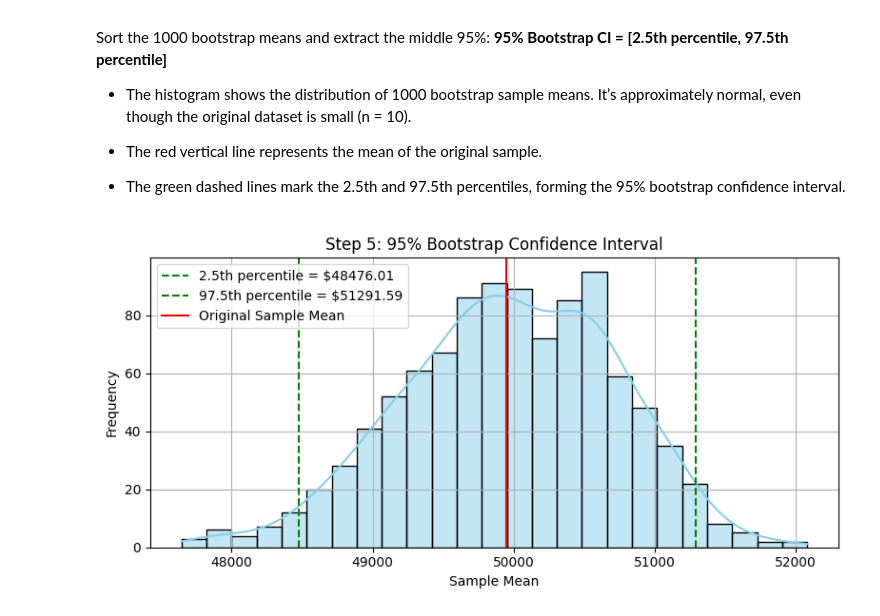
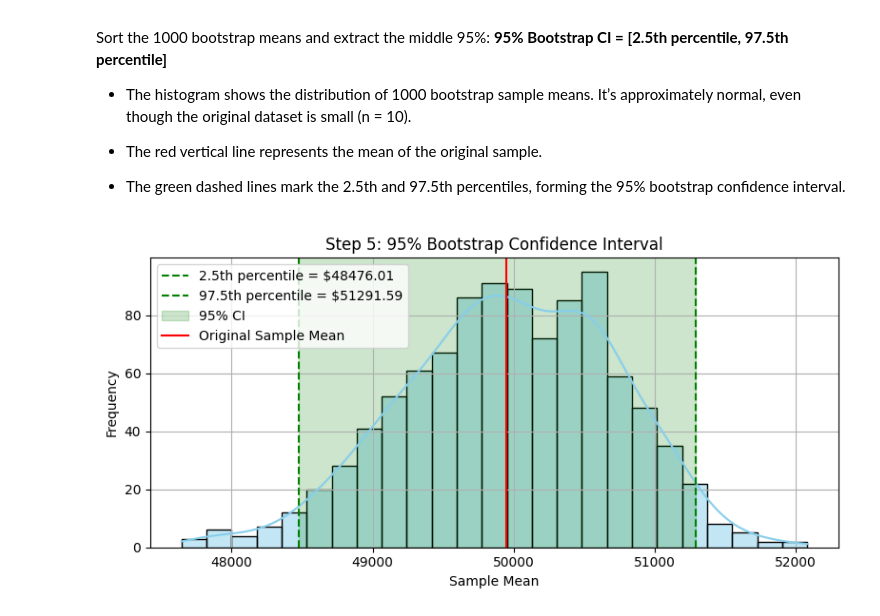
Before and after one commit to Jo-Banana-123/Confidence-Interval, a Jupyter notebook: non-parametric-CI.ipynb, the cells around one changed output. Drawn from its saved outputs; the diff is of its cells as text; code cells hidden in the pictures.

```diff
--- a/non-parametric-CI.ipynb
+++ b/non-parametric-CI.ipynb
@@ -164,22 +135,22 @@ Sort the 1000 bootstrap means and extract the middle 95%: **95% Bootstrap CI = [
 # %%
 # Step 5: Calculate 95% confidence interval
 ci_lower, ci_upper = np.percentile(boot_means, [2.5, 97.5])
 
-# --- Step 5 Visualization ---
 plt.figure(figsize=(8, 4))
 sns.histplot(boot_means, bins=25, kde=True, color="skyblue")
 plt.axvline(ci_lower, color='green', linestyle='--', label=f"2.5th percentile = ${ci_lower:.2f}")
 plt.axvline(ci_upper, color='green', linestyle='--', label=f"97.5th percentile = ${ci_upper:.2f}")
+plt.axvspan(ci_lower, ci_upper, color='green', alpha=0.2, label="95% CI")
 plt.axvline(np.mean(original_sample), color='red', linestyle='-', label="Original Sample Mean")
 plt.title("Step 5: 95% Bootstrap Confidence Interval")
 plt.xlabel("Sample Mean")
 plt.ylabel("Frequency")
 plt.legend()
 plt.grid(True)
 plt.tight_layout()
 plt.show()
 # %% [output]
-[figure, old version]
+[figure, new version]
 # %% [markdown]
 ### Conclusion
 
```
Also changed, not shown: parts of 8 cells of this notebook.
